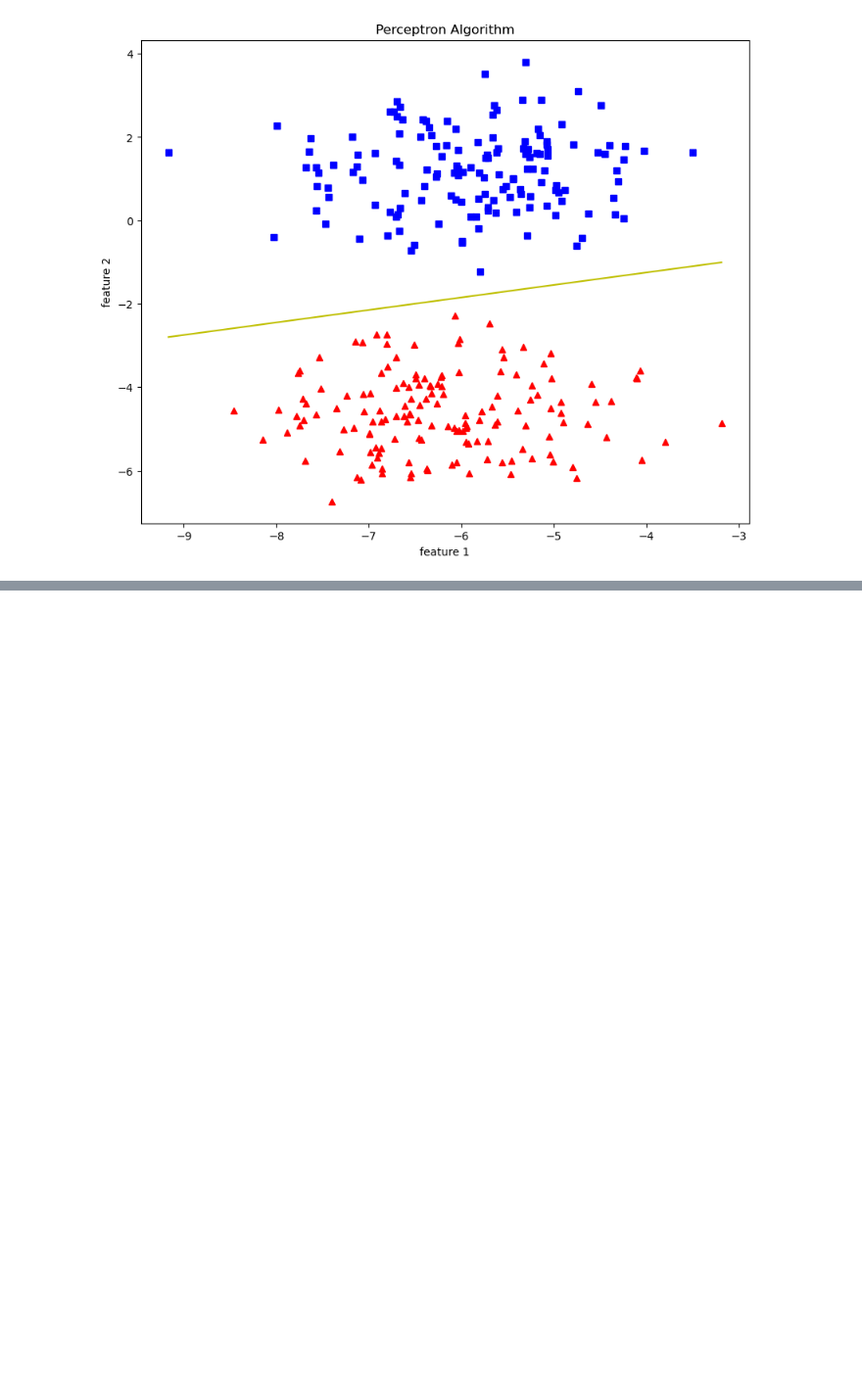
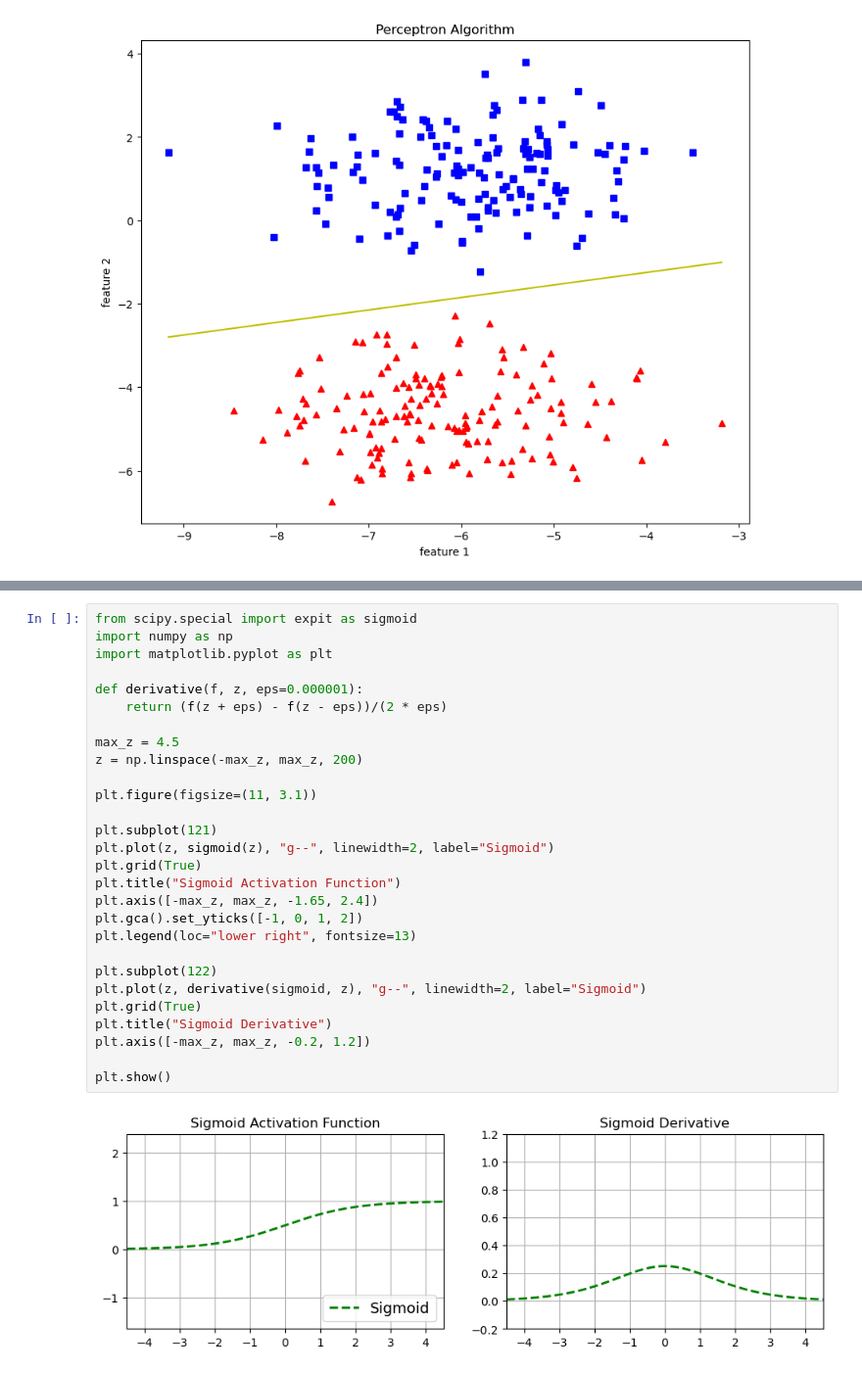
Before and after one commit to mollems/ghp2023, a Jupyter notebook: Perceptron.ipynb, the cells around one changed output, grey strips where cells are left out. Shown at 98% size. Saved outputs shown, nothing was run; the diff lists cells and outputs as text; blank space fills up the shorter version.

```diff
--- a/Perceptron.ipynb
+++ b/Perceptron.ipynb
@@ -135,0 +205,30 @@ plot_decision_boundary(samples, labels, theta)
+# %%
+from scipy.special import expit as sigmoid
+import numpy as np
+import matplotlib.pyplot as plt
+
+def derivative(f, z, eps=0.000001):
+    return (f(z + eps) - f(z - eps))/(2 * eps)
+
+max_z = 4.5
+z = np.linspace(-max_z, max_z, 200)
+
+plt.figure(figsize=(11, 3.1))
+
+plt.subplot(121)
+plt.plot(z, sigmoid(z), "g--", linewidth=2, label="Sigmoid")
+plt.grid(True)
+plt.title("Sigmoid Activation Function")
+plt.axis([-max_z, max_z, -1.65, 2.4])
+plt.gca().set_yticks([-1, 0, 1, 2])
+plt.legend(loc="lower right", fontsize=13)
+
+plt.subplot(122)
+plt.plot(z, derivative(sigmoid, z), "g--", linewidth=2, label="Sigmoid")
+plt.grid(True)
+plt.title("Sigmoid Derivative")
+plt.axis([-max_z, max_z, -0.2, 1.2])
+
+plt.show()
+# %% [output]
+[figure, added]
```
Also changed, not shown: parts of 4 cells of this notebook.
